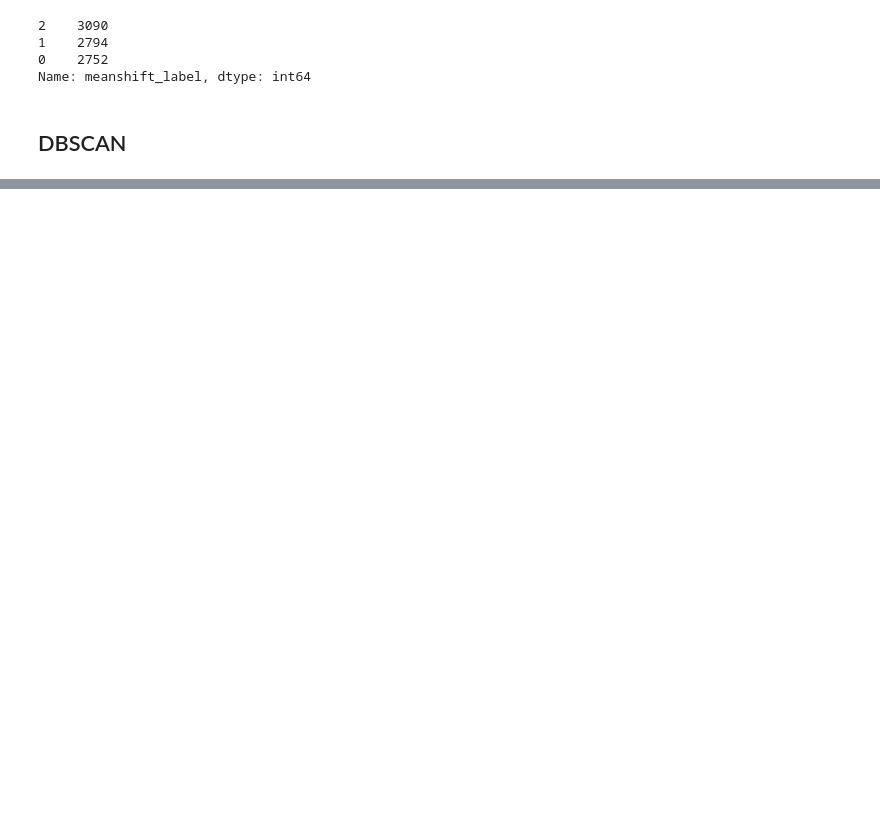
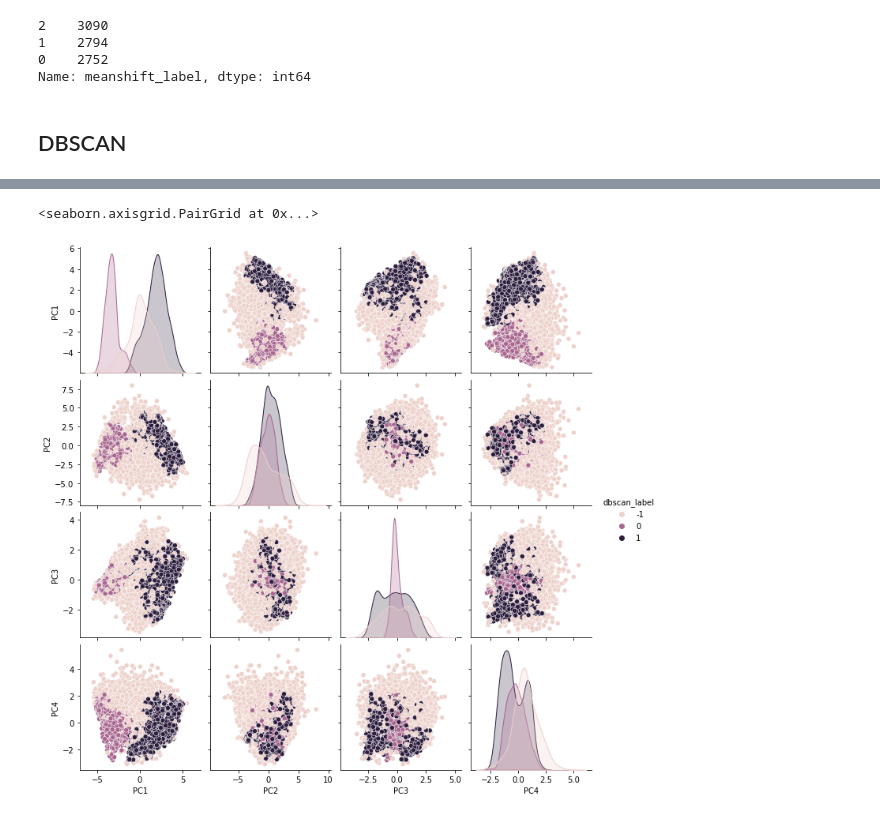
Before and after one commit to dlarhkd1211/ADP, a Jupyter notebook: 1120/11-20cluster.ipynb, the cells around one changed output, grey strips where cells are left out. Saved outputs shown, nothing was run; the diff lists cells and outputs as text; code cells hidden in the pictures; blank space fills up the shorter version.

Commit message:
DBSCAN

```diff
--- a/1120/11-20cluster.ipynb
+++ b/1120/11-20cluster.ipynb
@@ -111,0 +127,10 @@ Name: meanshift_label, dtype: int64
+# %%
+dbscan = DBSCAN(eps = 1, min_samples = 100)
+predict = dbscan.fit_predict(df.iloc[:,:4])
+# %%
+df['dbscan_label'] = predict
+# %%
+sns.pairplot(df.iloc[:,[0, 1, 2, 3, 5]], hue = 'dbscan_label')
+# %% [output]
+<seaborn.axisgrid.PairGrid at 0x...>
+[figure, added]
```
Also changed, not shown: parts of 7 cells of this notebook.
